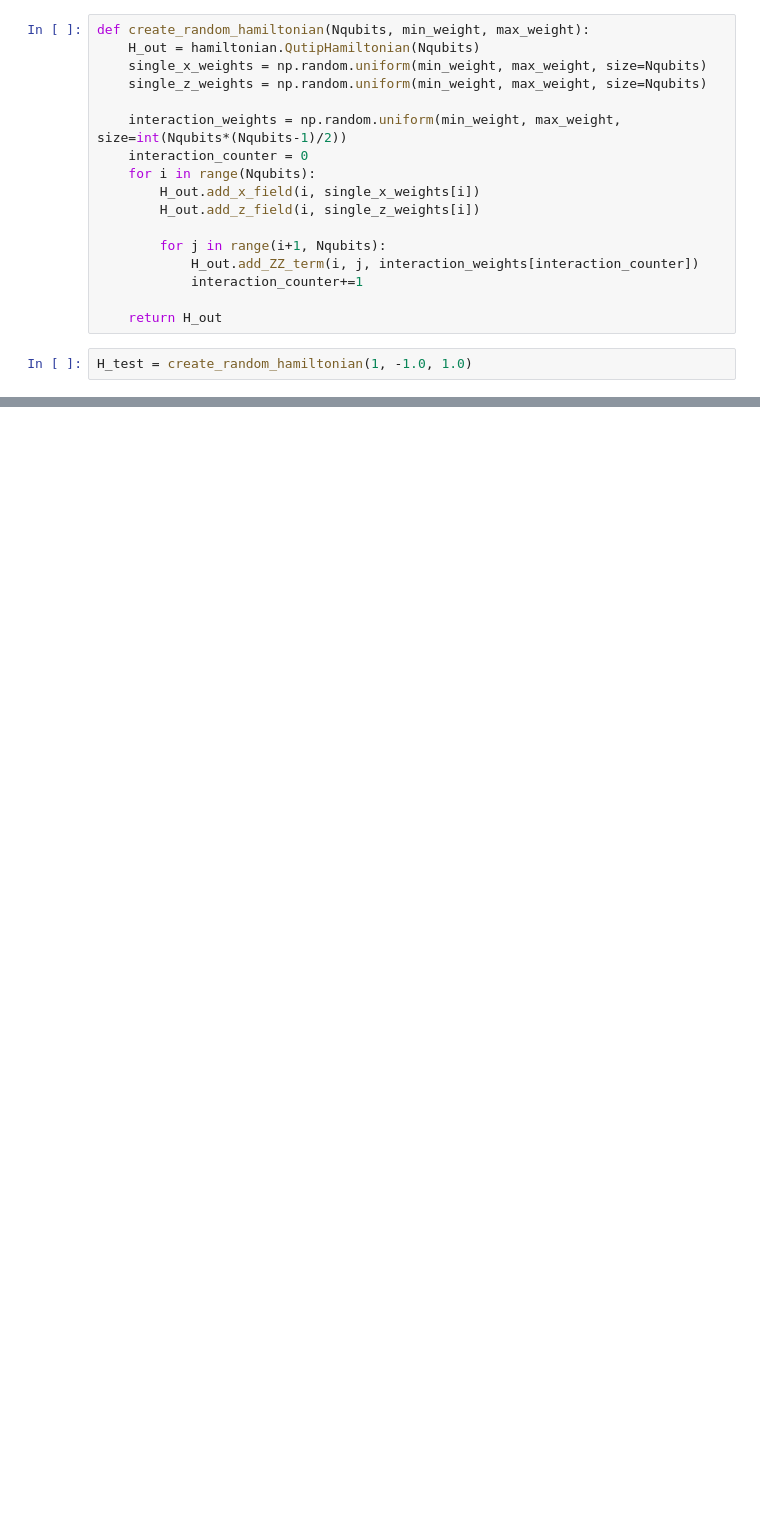
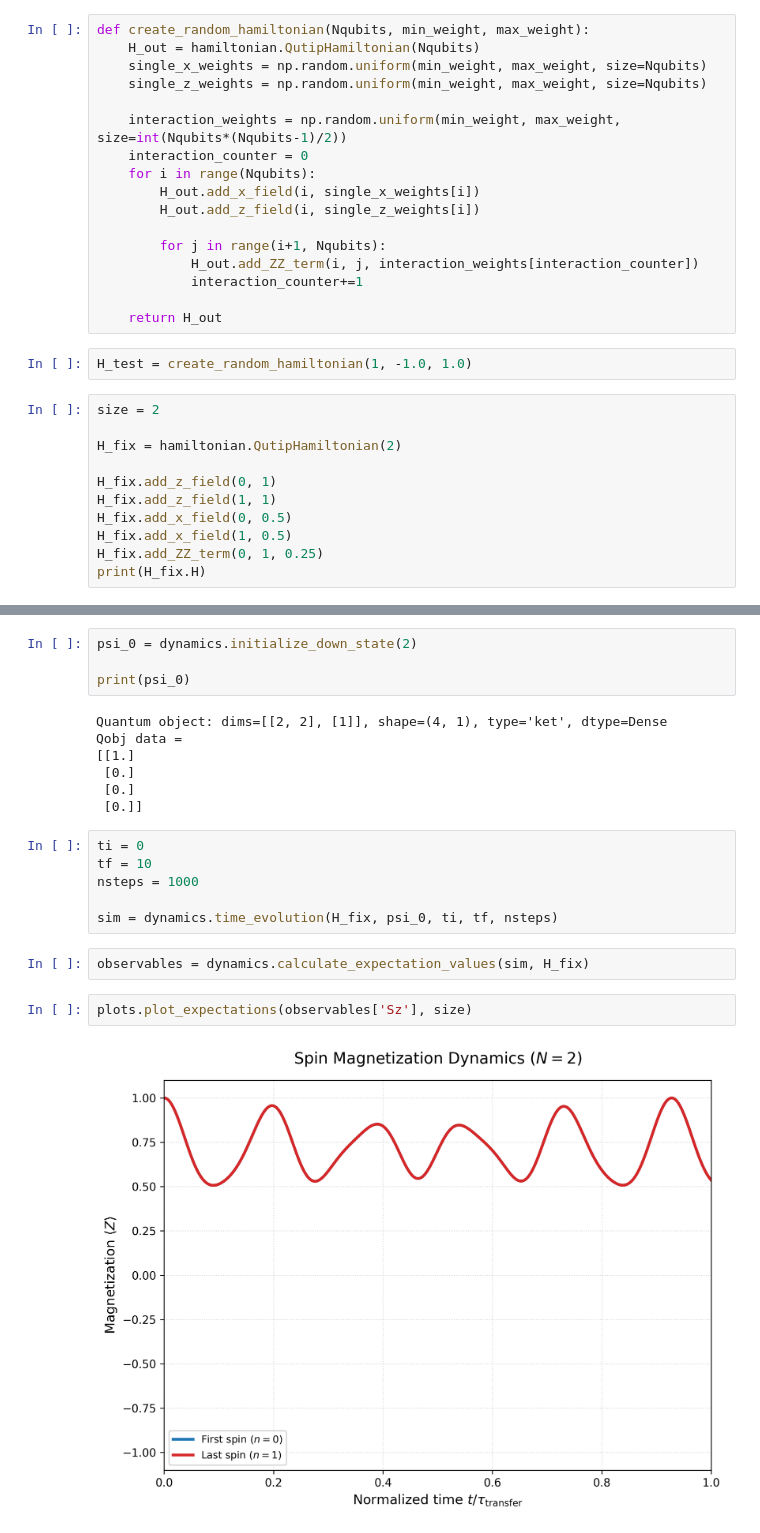
Before and after one commit to OsQarM/retech_2025, a Jupyter notebook: notebooks/1_qubit_VQE.ipynb, the cells around one changed output, grey strips where cells are left out. Drawn from its saved outputs; the diff is of its cells as text; blank space fills up the shorter version.

Commit message:
Added plots and time evolution for generating target data

```diff
--- a/notebooks/1_qubit_VQE.ipynb
+++ b/notebooks/1_qubit_VQE.ipynb
@@ -27,3 +29,14 @@ def create_random_hamiltonian(Nqubits, min_weight, max_weight):
     return H_out
 # %%
 H_test = create_random_hamiltonian(1, -1.0, 1.0)
+# %%
+size = 2
+
+H_fix = hamiltonian.QutipHamiltonian(2)
+
+H_fix.add_z_field(0, 1)
+H_fix.add_z_field(1, 1)
+H_fix.add_x_field(0, 0.5)
+H_fix.add_x_field(1, 0.5)
+H_fix.add_ZZ_term(0, 1, 0.25)
+print(H_fix.H)
@@ -29,0 +50,23 @@ H_test = create_random_hamiltonian(1, -1.0, 1.0)
+# %%
+psi_0 = dynamics.initialize_down_state(2)
+
+print(psi_0)
+# %% [output]
+Quantum object: dims=[[2, 2], [1]], shape=(4, 1), type='ket', dtype=Dense
+Qobj data =
+[[1.]
+ [0.]
+ [0.]
+ [0.]]
+# %%
+ti = 0
+tf = 10
+nsteps = 1000
+
+sim = dynamics.time_evolution(H_fix, psi_0, ti, tf, nsteps)
+# %%
+observables = dynamics.calculate_expectation_values(sim, H_fix)
+# %%
+plots.plot_expectations(observables['Sz'], size)
+# %% [output]
+[figure, added]
```
Also changed, not shown: parts of 2 cells of this notebook, 2 other files.
